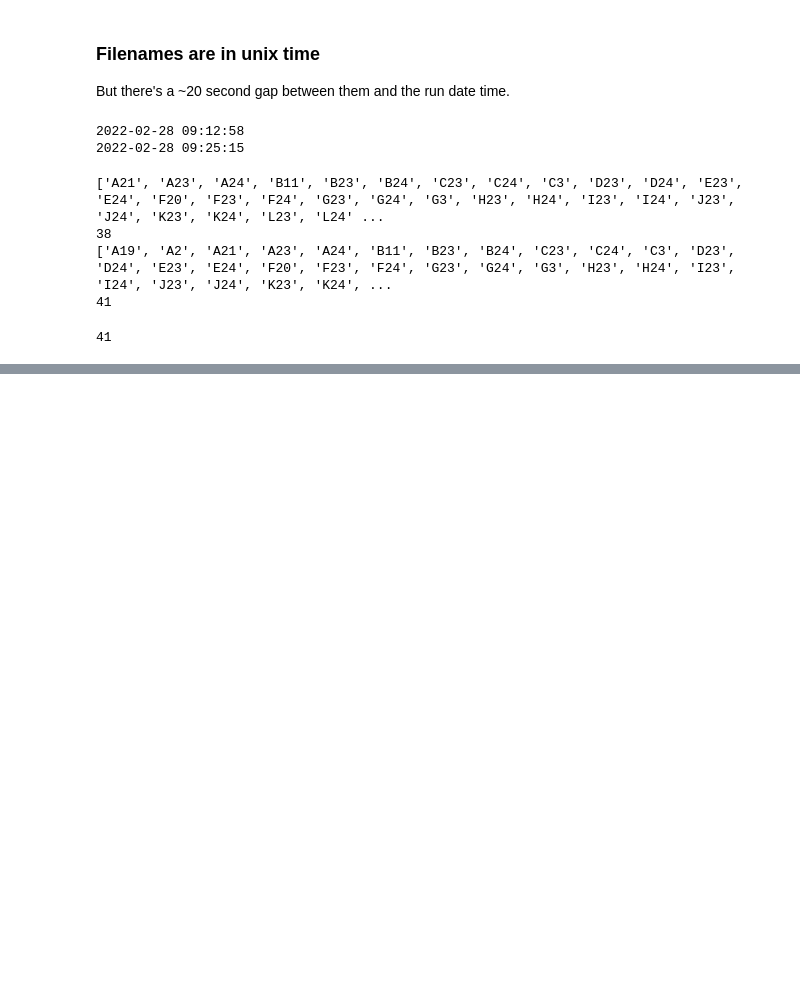
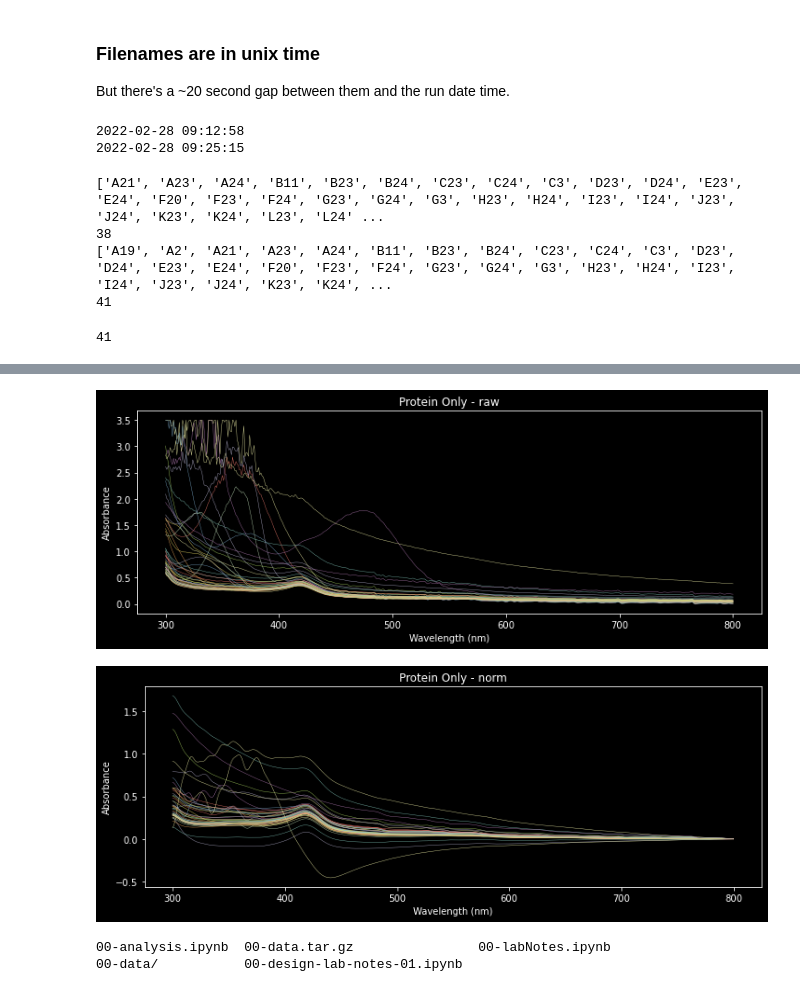
Before and after one commit to TrellixVulnTeam/screening-fist_OO2T, a Jupyter notebook: nb/00-pilot/00-analysis.ipynb, the cells around one changed output, grey strips where cells are left out. Saved outputs shown, nothing was run; the diff lists cells and outputs as text; code cells hidden in the pictures; blank space fills up the shorter version.

Commit message:
looks like i changed nb/00-pilot/00-analysis.ipynb here on the analysis machine, little behind master

```diff
--- a/nb/00-pilot/00-analysis.ipynb
+++ b/nb/00-pilot/00-analysis.ipynb
@@ -154,2 +185,12 @@ plot(df_cln)
 # %%
-import umap
+protein_only_wells = [f'{i}{j}' for i in ['P','O'] for j in range(1,25)]
+plot(test.df.loc[protein_only_wells,:], 'Protein Only - raw')
+plot(x.loc[protein_only_wells,:], 'Protein Only - norm')
+# %% [output]
+[figure, added]
+[figure, added]
+# %%
+ls
+# %% [output]
+00-analysis.ipynb  00-data.tar.gz                00-labNotes.ipynb
+00-data/           00-design-lab-notes-01.ipynb
```
Also changed, not shown: parts of 5 cells of this notebook.
